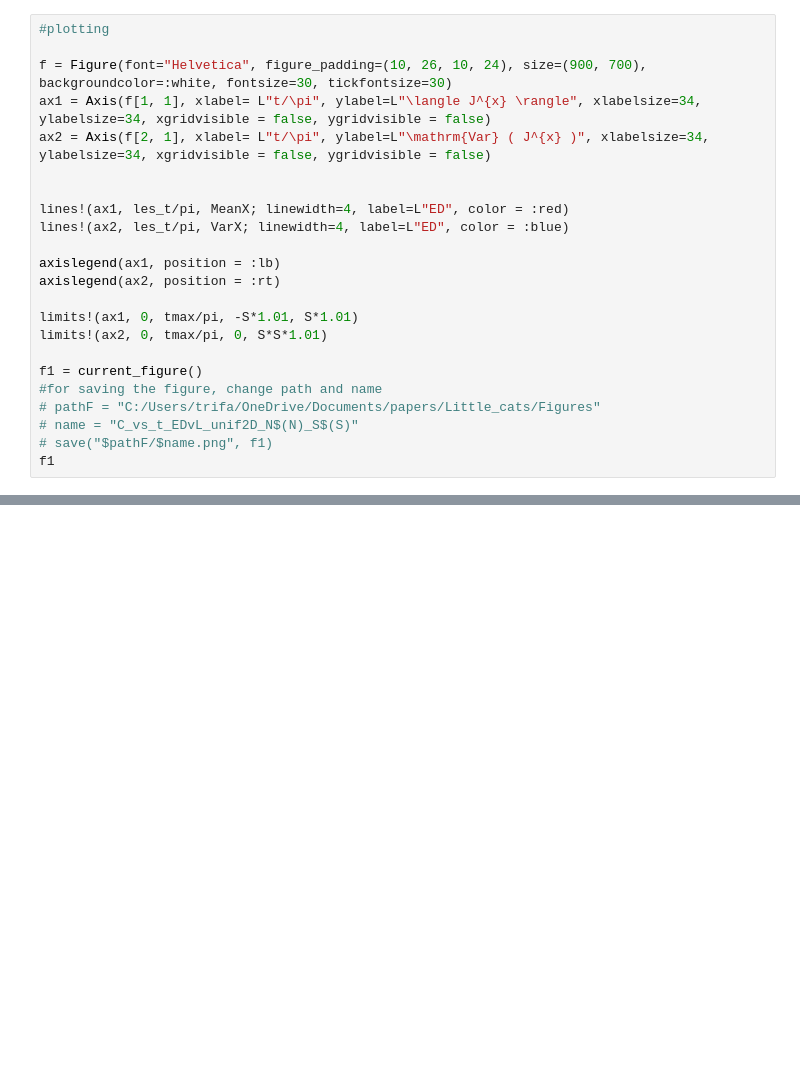
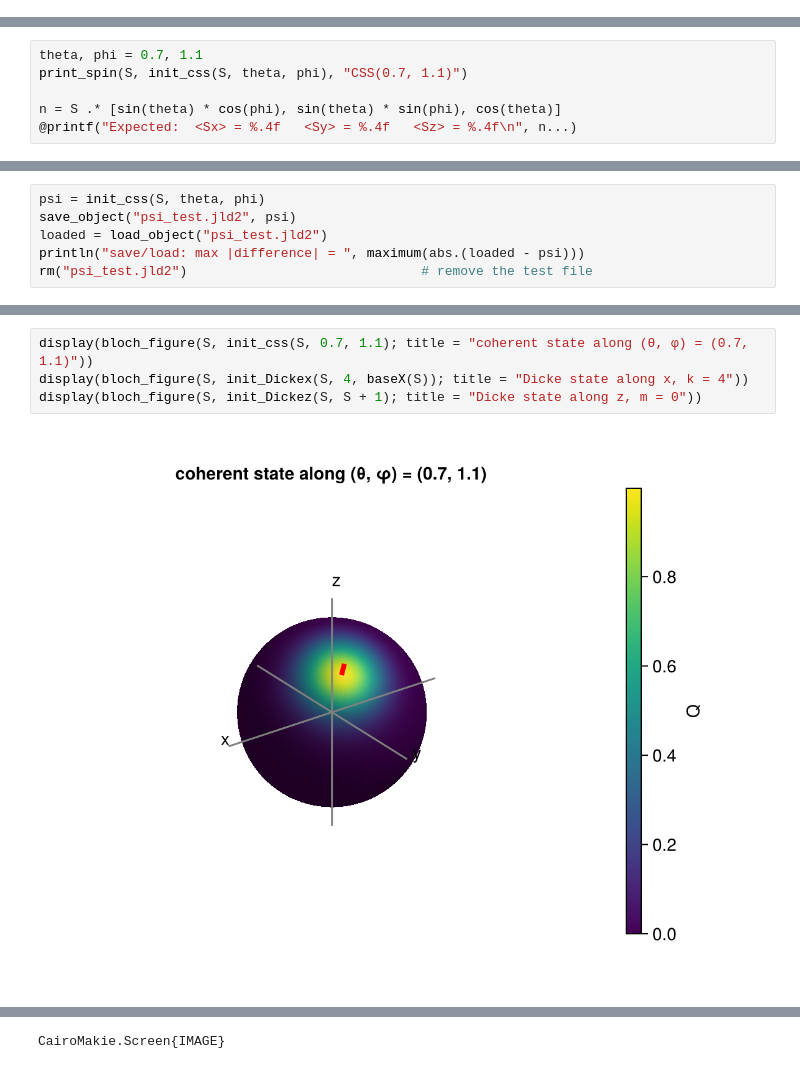
Before and after one commit to Dario-Maglio/QSqueeG, a Jupyter notebook: examples/notebook_jul_playground.ipynb, the cells around one changed output, grey strips where cells are left out. Cells and saved outputs as stored; diff of their text form; blank space fills up the shorter version.

```diff
--- a/examples/notebook_jul_playground.ipynb
+++ b/examples/notebook_jul_playground.ipynb
@@ -123,23 +0,0 @@ end
-# %%
-#plotting
-
-f = Figure(font="Helvetica", figure_padding=(10, 26, 10, 24), size=(900, 700), backgroundcolor=:white, fontsize=30, tickfontsize=30)
-ax1 = Axis(f[1, 1], xlabel= L"t/\pi", ylabel=L"\langle J^{x} \rangle", xlabelsize=34, ylabelsize=34, xgridvisible = false, ygridvisible = false)
-ax2 = Axis(f[2, 1], xlabel= L"t/\pi", ylabel=L"\mathrm{Var} ( J^{x} )", xlabelsize=34, ylabelsize=34, xgridvisible = false, ygridvisible = false)
-
-
-lines!(ax1, les_t/pi, MeanX; linewidth=4, label=L"ED", color = :red)
-lines!(ax2, les_t/pi, VarX; linewidth=4, label=L"ED", color = :blue)
-
-axislegend(ax1, position = :lb)
-axislegend(ax2, position = :rt)
-
-limits!(ax1, 0, tmax/pi, -S*1.01, S*1.01)
-limits!(ax2, 0, tmax/pi, 0, S*S*1.01)
-
-f1 = current_figure()
-#for saving the figure, change path and name
-# pathF = "C:/Users/trifa/OneDrive/Documents/papers/Little_cats/Figures"
-# name = "C_vs_t_EDvL_unif2D_N$(N)_S$(S)"
-# save("$pathF/$name.png", f1)
-f1
@@ -147,0 +113,6 @@ f1
+# %%
+theta, phi = 0.7, 1.1
+print_spin(S, init_css(S, theta, phi), "CSS(0.7, 1.1)")
+
+n = S .* [sin(theta) * cos(phi), sin(theta) * sin(phi), cos(theta)]
+@printf("Expected:  <Sx> = %.4f   <Sy> = %.4f   <Sz> = %.4f\n", n...)
@@ -147,0 +238,6 @@ f1
+# %%
+psi = init_css(S, theta, phi)
+save_object("psi_test.jld2", psi)
+loaded = load_object("psi_test.jld2")
+println("save/load: max |difference| = ", maximum(abs.(loaded - psi)))
+rm("psi_test.jld2")                              # remove the test file
@@ -147,0 +330,6 @@ f1
+# %%
+display(bloch_figure(S, init_css(S, 0.7, 1.1); title = "coherent state along (θ, φ) = (0.7, 1.1)"))
+display(bloch_figure(S, init_Dickex(S, 4, baseX(S)); title = "Dicke state along x, k = 4"))
+display(bloch_figure(S, init_Dickez(S, S + 1); title = "Dicke state along z, m = 0"))
+# %% [output]
+[figure, added]
@@ -147,0 +338 @@ f1
+CairoMakie.Screen{IMAGE}
```
Also changed, not shown: parts of 44 cells of this notebook, 4 other files.
